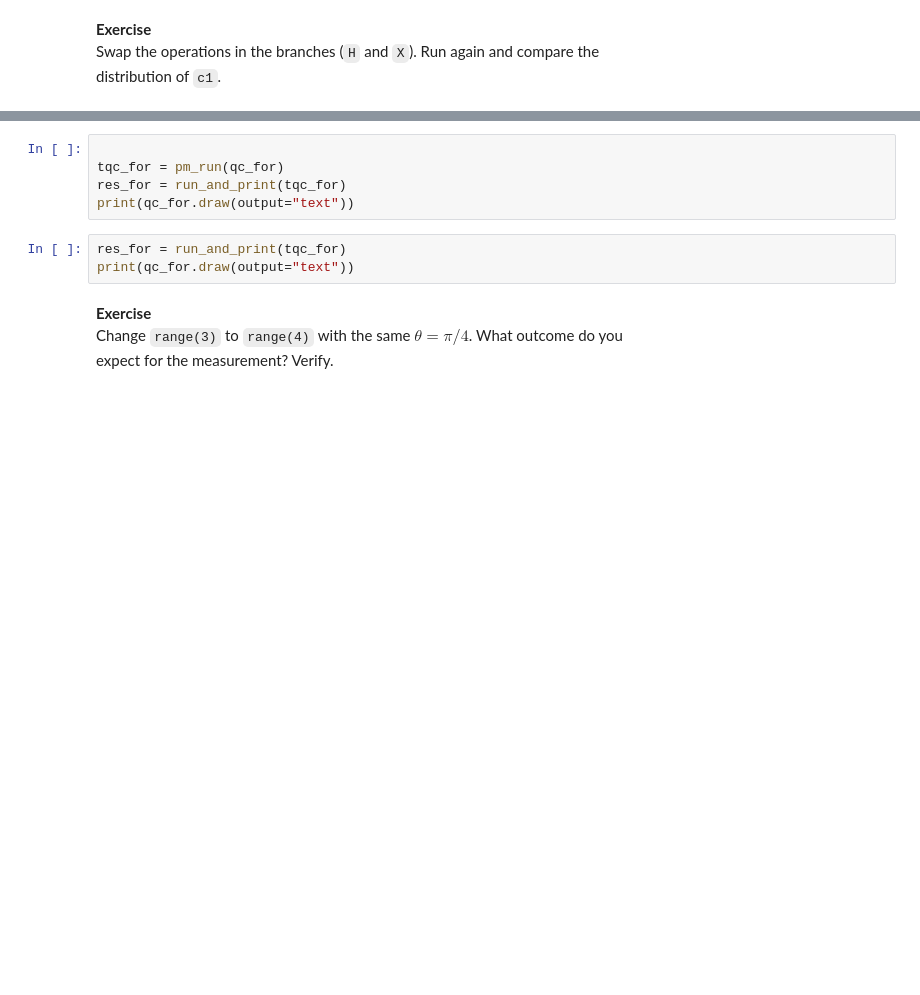
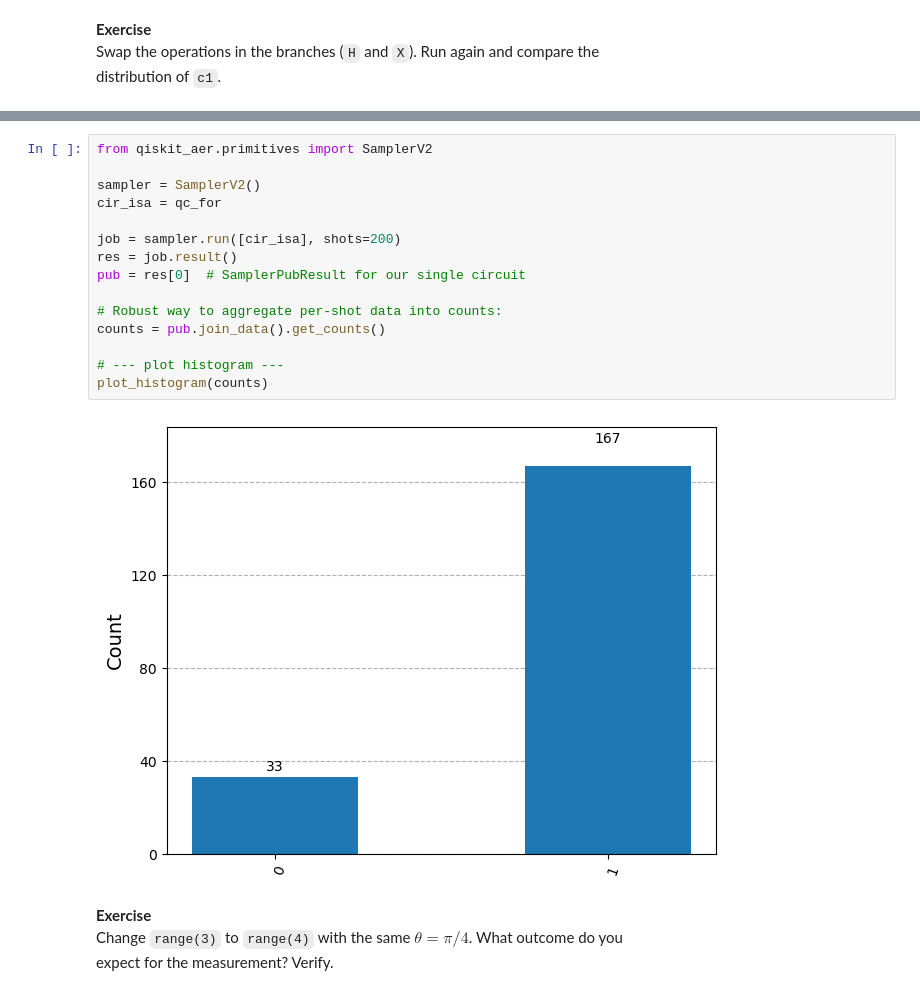
Before and after one commit to makansij/IBM_Certified_Quantum_Computation_QisKit_v2, a Jupyter notebook: Module_3.1_Construct_Dynamic_Circuits-Torino.ipynb, the cells around one changed output, grey strips where cells are left out. Cells and saved outputs as stored; diff of their text form; blank space fills up the shorter version.

```diff
--- a/Module_3.1_Construct_Dynamic_Circuits-Torino.ipynb
+++ b/Module_3.1_Construct_Dynamic_Circuits-Torino.ipynb
@@ -194,11 +197,20 @@ qc_for.measure(q[0], c[0])
-# %%
-
-tqc_for = pm_run(qc_for)
-res_for = run_and_print(tqc_for)
-print(qc_for.draw(output="text"))
-# %%
-res_for = run_and_print(tqc_for)
-print(qc_for.draw(output="text"))
+# %%
+from qiskit_aer.primitives import SamplerV2
+
+sampler = SamplerV2()
+cir_isa = qc_for
+
+job = sampler.run([cir_isa], shots=200)
+res = job.result()
+pub = res[0]  # SamplerPubResult for our single circuit
+
+# Robust way to aggregate per-shot data into counts:
+counts = pub.join_data().get_counts()
+
+# --- plot histogram ---
+plot_histogram(counts)
+# %% [output]
+[figure, added]
 # %% [markdown]
 **Exercise**
 Change `range(3)` to `range(4)` with the same $\theta=\pi/4$. What outcome do you
```
Also changed, not shown: parts of 6 cells of this notebook.
